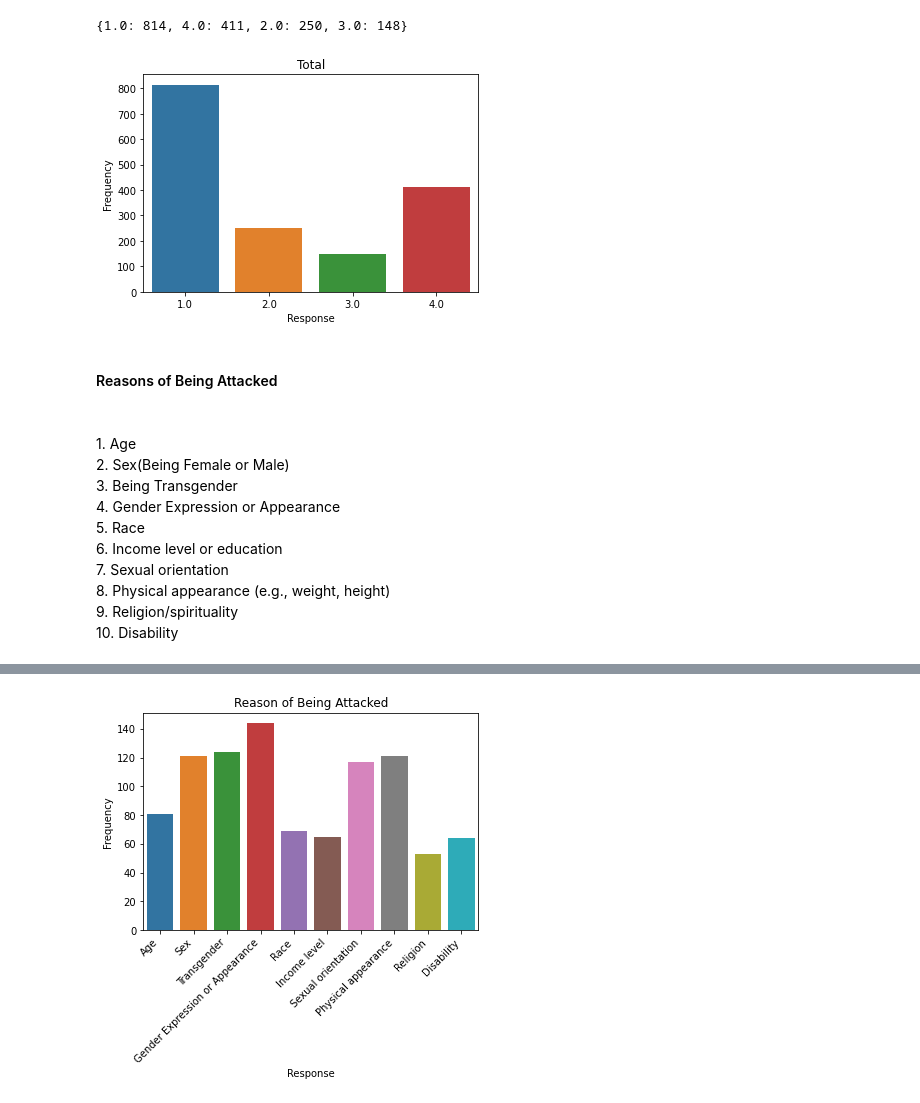
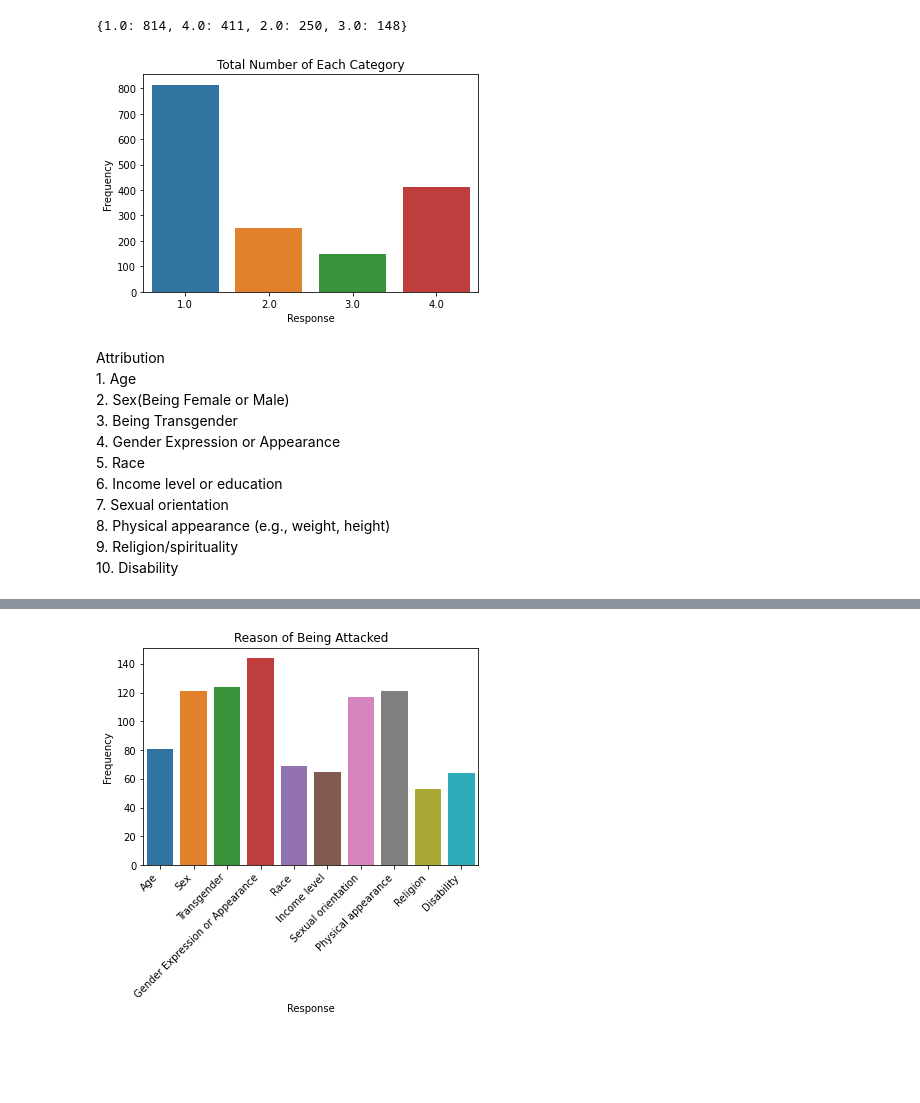
Before and after one commit to c6shi/dds_transgender, a Jupyter notebook: Victimization_Discrimination.ipynb, the cells around one changed output, grey strips where cells are left out. Drawn from its saved outputs; the diff is of its cells as text; code cells hidden in the pictures; blank space fills up the shorter version.

```diff
--- a/Victimization_Discrimination.ipynb
+++ b/Victimization_Discrimination.ipynb
@@ -97,18 +85,16 @@ sum_dict
 # %%
 sns.barplot(x=list(sum_dict.keys()), y=list(sum_dict.values()))
 
 plt.xlabel('Response')
 plt.ylabel('Frequency')
-plt.title('Total')
+plt.title('Total Number of Each Category')
 plt.show()
 # %% [output]
-[figure, old version]
+[figure, new version]
-# %% [markdown]
-<h4> Reasons of Being Attacked<h4>
 # %% [markdown]
-
+Attribution<br>
 <h>1. Age<br>
-   2. Sex(Being Female or Male)<br>3. Being Transgender<br> 4. Gender Expression or Appearance <br> 5. Race<br> 6. Income level or education<br> 7. Sexual orientation<br> 8. Physical appearance (e.g., weight, height)<br> 9. Religion/spirituality<br> 10. Disability<br><h>
+   2. Sex(Being Female or Male)<br>3. Being Transgender<br> 4. Gender Expression or Appearance <br> 5. Race<br> 6. Income level or education<br> 7. Sexual orientation<br> 8. Physical appearance (e.g., weight, height)<br> 9. Religion/spirituality<br> 10. Disability<br>
 # %%
 trans_163 = transpop[['Q163_1','Q163_2','Q163_3','Q163_4','Q163_5',
               'Q163_6','Q163_7','Q163_8','Q163_9','Q163_10']]
```
Also changed, not shown: parts of 18 cells of this notebook.
